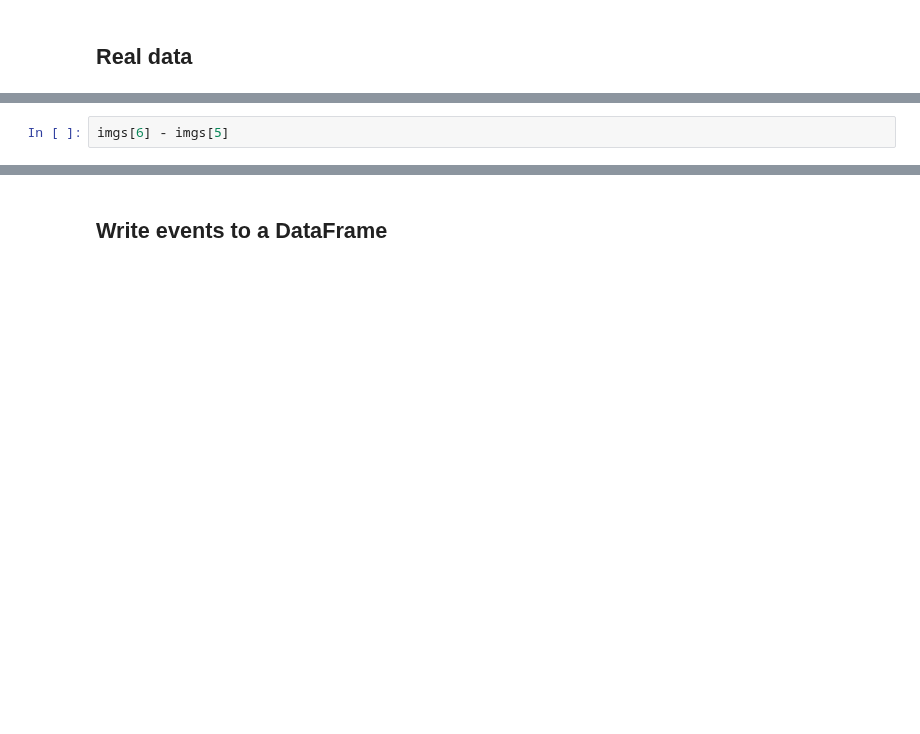
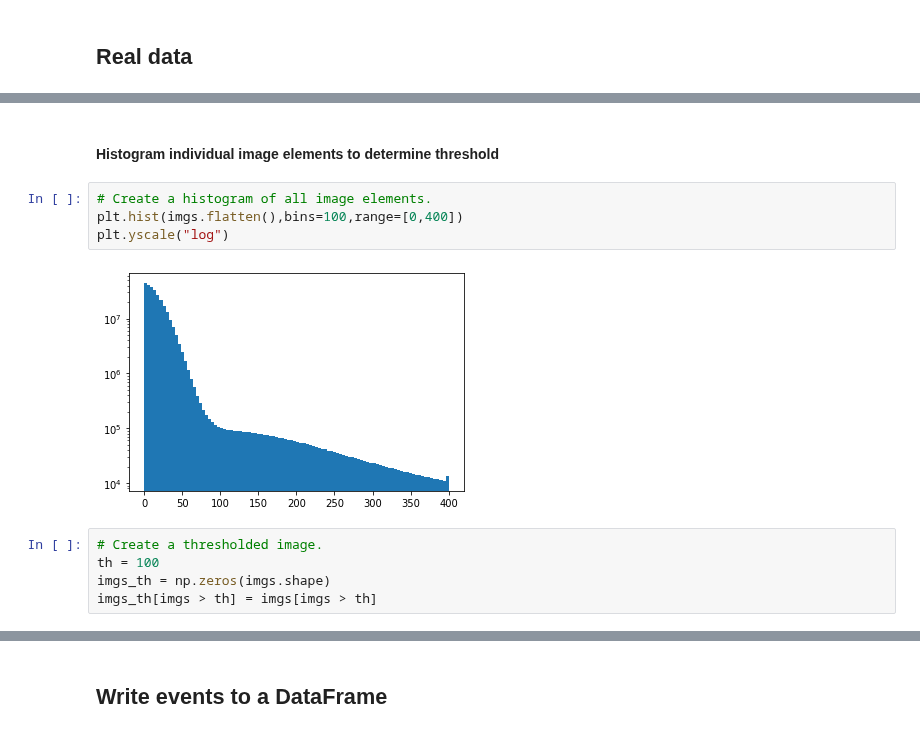
Before and after one commit to jerenner/emsim, a Jupyter notebook: notebooks/emsim_dataproc.ipynb, the cells around one changed output, grey strips where cells are left out. Drawn from its saved outputs; the diff is of its cells as text; blank space fills up the shorter version.

```diff
--- a/notebooks/emsim_dataproc.ipynb
+++ b/notebooks/emsim_dataproc.ipynb
@@ -56,2 +68,13 @@ plt.colorbar()
-# %%
-imgs[6] - imgs[5]
+# %% [markdown]
+#### Histogram individual image elements to determine threshold
+# %%
+# Create a histogram of all image elements.
+plt.hist(imgs.flatten(),bins=100,range=[0,400])
+plt.yscale("log")
+# %% [output]
+[figure, added]
+# %%
+# Create a thresholded image.
+th = 100
+imgs_th = np.zeros(imgs.shape)
+imgs_th[imgs > th] = imgs[imgs > th]
```
Also changed, not shown: parts of 19 cells of this notebook.
